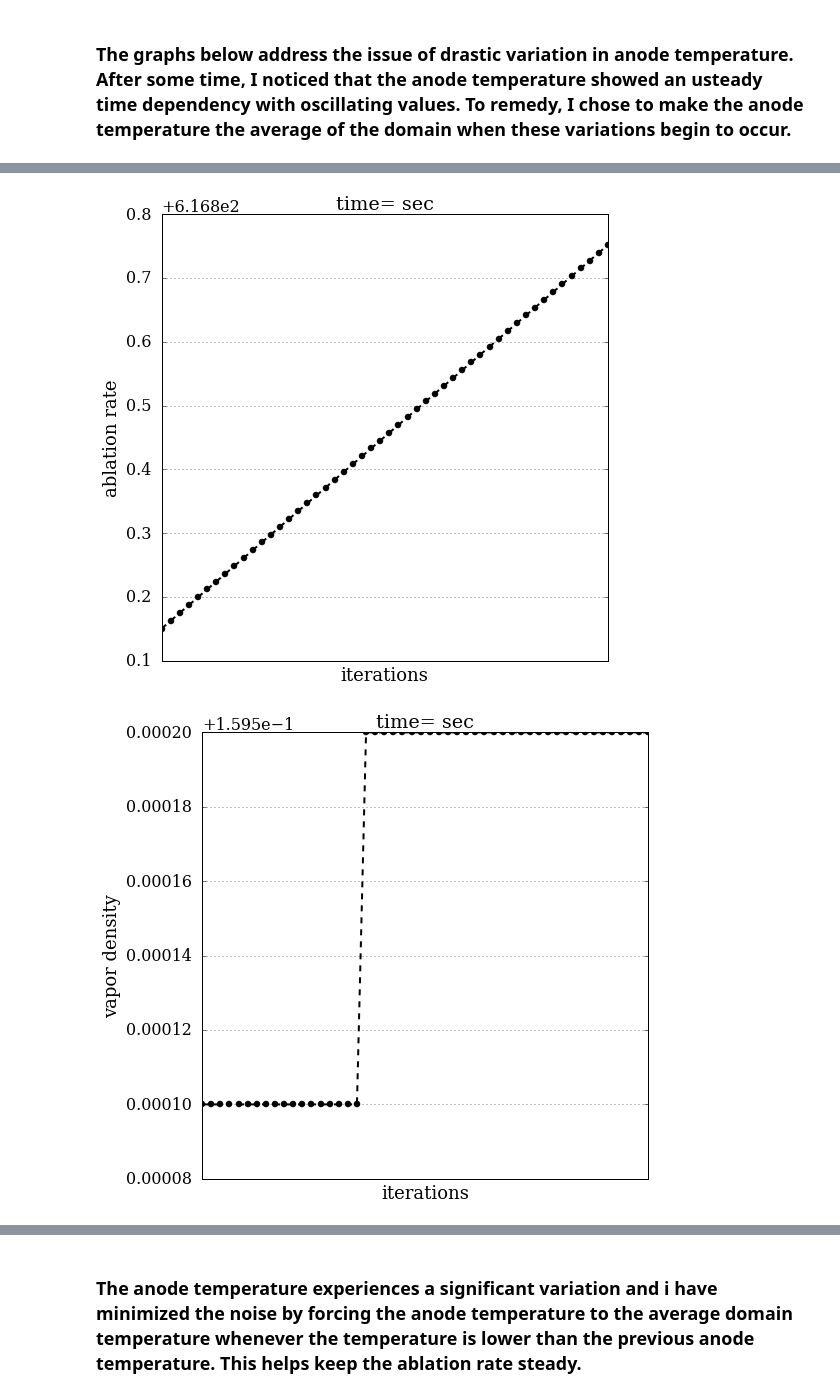
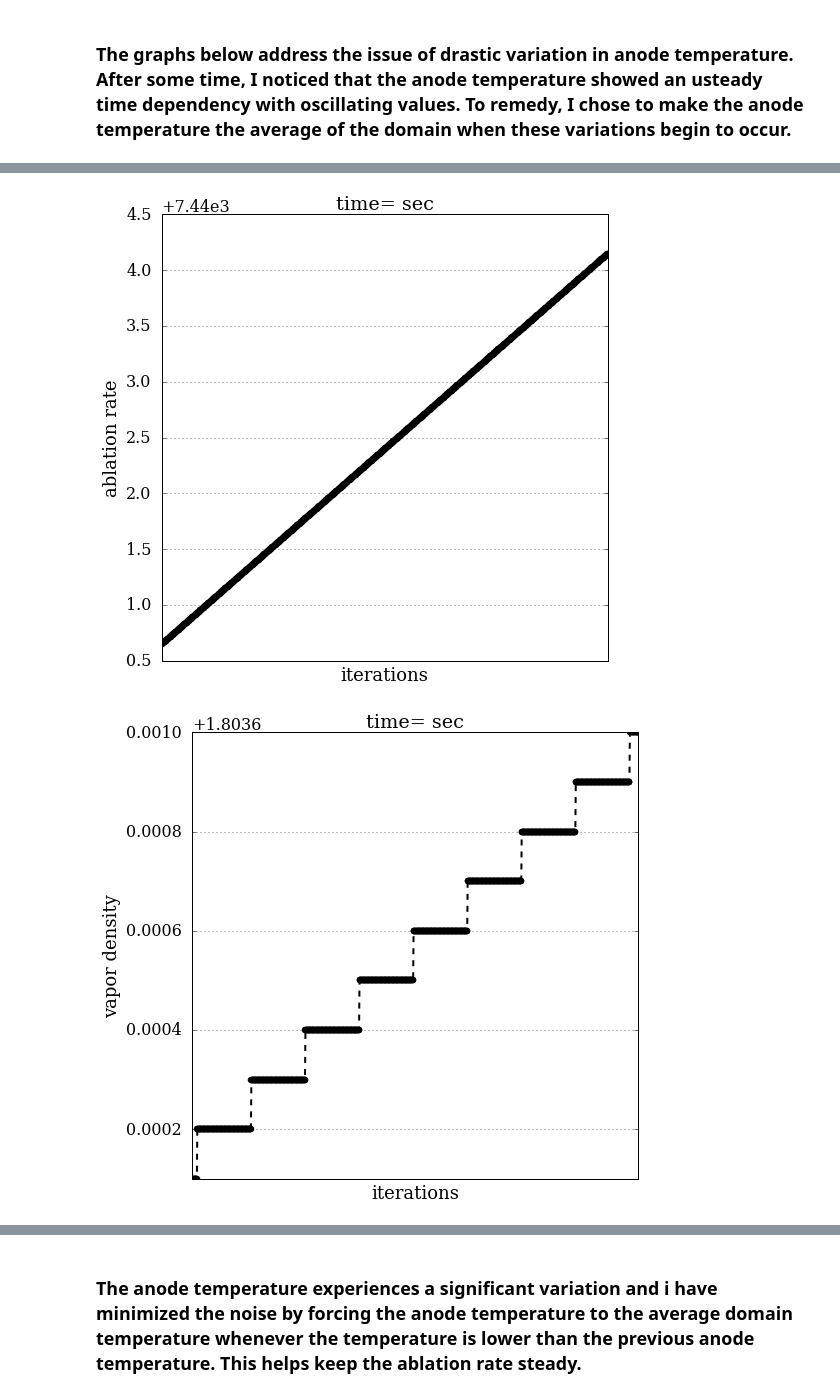
Before and after one commit to lgmartinez/plasma, a Jupyter notebook: 1d_Ablation_BN.ipynb, the cells around one changed output, grey strips where cells are left out. Cells and saved outputs as stored; diff of their text form; code cells hidden in the pictures.

```diff
--- a/1d_Ablation_BN.ipynb
+++ b/1d_Ablation_BN.ipynb
@@ -2167,6 +2171,7 @@ def temperature_bc(temperature, electron_density, delx, anode_current_density,\
     conductivity_anode = k_an
     #
     phi_an_eV = anode_workfunction #work function of anode
+    phi_cath_eV = 4.5 #tungsten
     Uiz = Uiz_an # ionization energy anode eV
     #
     #--------------------ANODE REGION-------------------------------------------#
@@ -2341,8 +2346,8 @@ def get_adaptive_time_step(velocity_maximum, delx):
     ''' Adaptive time step
     '''
     ux_max = velocity_maximum
-    CFL_max = 0.2
-    ca = 500. #max speed limit set by me!
+    CFL_max = 0.25
+    ca = 250. #max speed limit set by me!
     dt_lim = (CFL_max*delx)/ca
     #
     dt_max = (CFL_max*delx)/ux_max
@@ -2429,10 +2434,10 @@ def get_solution(temperature, velocity, heavy_pressure,total_pressure,\
     rho_out.append(rhon)
     #
     pe = pe_ref.copy()
-    CFL = 0.2
+    CFL = 0.25
     time = 0 + delt_fixed
     #
-    t_terminal = 0.006  #6.23e-05#
+    t_terminal = 0.03  #6.23e-05#
     #
     iterations = 0
     #------------------------------------------------------------------
@@ -2519,9 +2524,13 @@ def get_solution(temperature, velocity, heavy_pressure,total_pressure,\
                         Tout[index-1], ABL, ne_field[1])
         #
         #this is done to prevent oscillations that lead to instability
-        if (Tn[0]<Tout[index-1][0]):
-            Tn[0] = numpy.average(Tn[1:])
+#         if (Tn[0]<Tout[index-1][0]):
+#             Tn[0] = numpy.average(Tn[1:])
         #-----------------------
+        if (Tn[0] <= 0):
+            print('Wild oscillation for anode temperature.\
+                    this is a problem. terminate')
+            break
         #-------------------------------------------------------------------------
         CFL = (delt/dx)*numpy.max(numpy.abs(uxn))
         #
@@ -2812,11 +2837,11 @@ plot( iterations_total[1000:1050], numpy.round(Tanode[41100:41150],decimals=4),
 # %%
-plot( iterations_total[1000:1050], numpy.round(ablrate[41100:41150],decimals=4), 'iterations','ablation rate',  'time= sec')
+plot( iterations_total[-1000:], numpy.round(ablrate[-1000:],decimals=4), 'iterations','ablation rate',  'time= sec')
 # %% [output]
-[figure, old version]
+[figure, new version]
 # %%
-plot( iterations_total[1000:1050], numpy.round(rhos_vapor[41100:41150],decimals=4), 'iterations','vapor density',  'time= sec')
+plot( iterations_total[-1000:], numpy.round(rhos_vapor[-1000:],decimals=4), 'iterations','vapor density',  'time= sec')
 # %% [output]
-[figure, old version]
+[figure, new version]
 # %%
 plot( iterations_total[1000:1050], numpy.round(Tanode[61100:61150],decimals=4), 'iterations','anode temp',  'time= sec')
 # %% [output]
```
Also changed, not shown: parts of 51 cells of this notebook.
